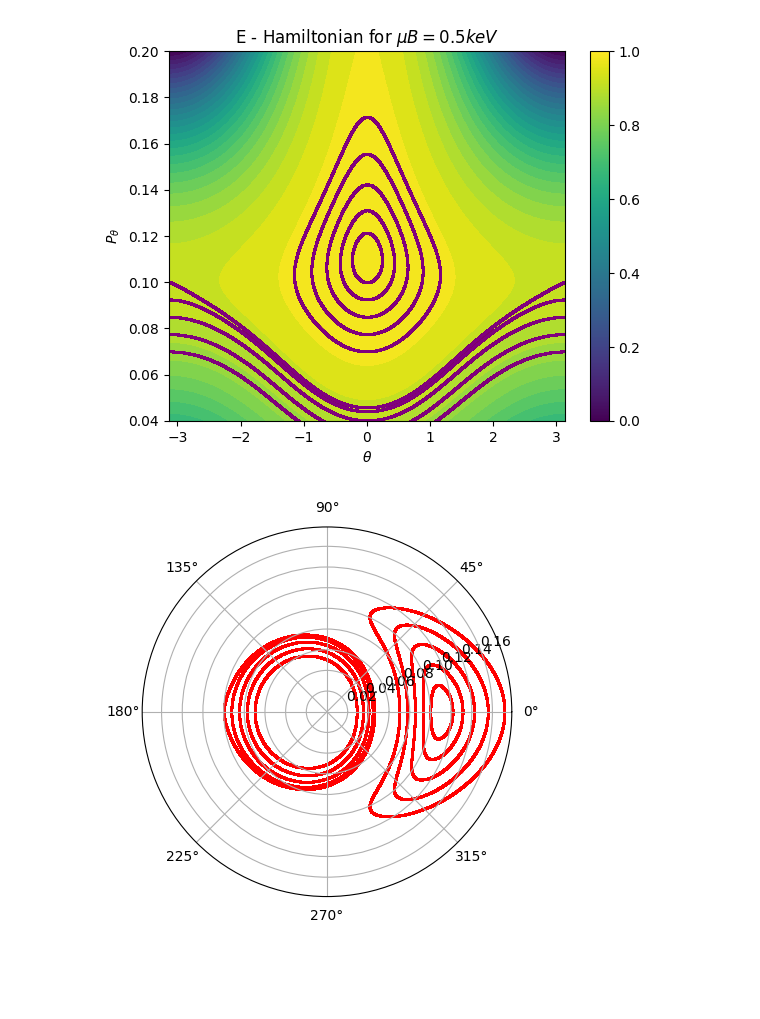
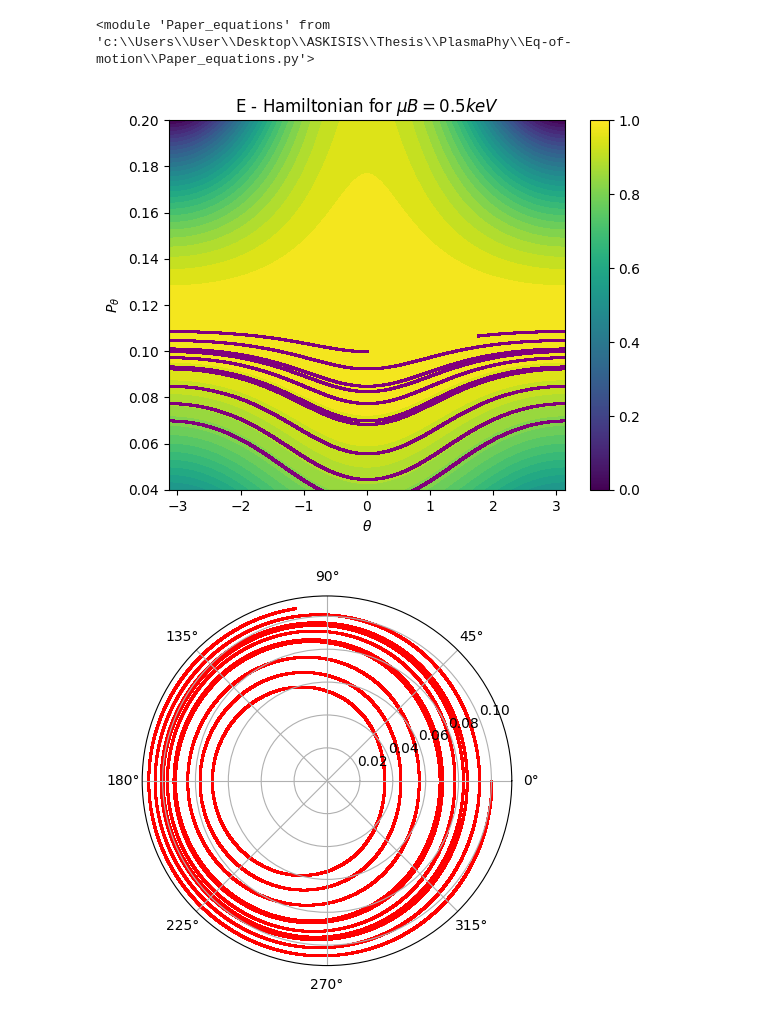
Before and after one commit to PlasmaPhy/Eq-of-motion, a Jupyter notebook: solutions_for_multiple_theta_Ptheta.ipynb, the cells around one changed output. Cells and saved outputs as stored; diff of their text form; code cells hidden in the pictures; blank space fills up the shorter version.

Commit message:
changed parameters on the equations of motion

```diff
--- a/solutions_for_multiple_theta_Ptheta.ipynb
+++ b/solutions_for_multiple_theta_Ptheta.ipynb
@@ -1,29 +1,34 @@
+# %%
+import numpy as np
+import matplotlib.pyplot as plt
+import Paper_equations
+import importlib
+
+# import library with equations
+importlib.reload(Paper_equations)
+# %% [output]
+<module 'Paper_equations' from 'c:\\Users\\User\\Desktop\\ASKISIS\\Thesis\\PlasmaPhy\\Eq-of-motion\\Paper_equations.py'>
+# %%
+
+# Constants used in the equations
+m = 10**(-5)
+q_0 = 1.1
+q_wall = 3.5
+P_theta_wall = 0.55
+n = 2
+
+# Initial conditions for the differential equations (Runge-Kutta 4th order)
+t0 = 0
+initial_J = 0
+initial_P_J = -0.1
+initial_psi_array = np.linspace(0.07, 0.1, 5)
+initial_theta_array = [-np.pi, 0, np.pi]
+
+# Generating mesh for the calculation of the hamiltonian
+theta_vals = np.linspace(-np.pi, np.pi, 100)
+psi_vals = np.linspace(0.04, 0.2, 100)
+theta, psi = np.meshgrid(theta_vals, psi_vals)
 # %%
-import numpy as np
-import matplotlib.pyplot as plt
-import Paper_equations
-import importlib
-
-# import library with equations
-importlib.reload(Paper_equations)
-
-# Constants used in the equations
-m = 10**(-3)
-q_0 = 1
-q_wall = 3.5
-P_theta_wall = 0.55
-
-# Initial conditions for the differential equations (Runge-Kutta 4th order)
-t0 = 0
-initial_J = 0
-initial_P_J = -0.1
-initial_psi_array = np.linspace(0.07, 0.1, 5)
-initial_theta_array = [-np.pi, 0, np.pi]
-
-# Generating mesh for the calculation of the hamiltonian
-theta_vals = np.linspace(-np.pi, np.pi, 100)
-psi_vals = np.linspace(0.04, 0.2, 100)
-theta, psi = np.meshgrid(theta_vals, psi_vals)
 
 # For the calculation of ψ_p we used th hypergeometric function
 psi_p = psi/q_0*Paper_equations.calc_hyp2f1(psi, q_0, q_wall, 2).astype(np.float64)
@@ -32,39 +37,38 @@ W = (initial_P_J + psi_p)**2*((1-np.sqrt(2*psi)*np.cos(theta)))**2/2 + m*(1-np.s
 
 levels = np.linspace(np.min(W), np.max(W), 30)
 contour = plt.contourf(theta, psi, W, levels=levels, cmap = plt.colormaps.get_cmap('viridis').reversed())
-
 
 
 # We solve the ODEs for different initial values of θ and P_θ = ψ
 for initial_psi in initial_psi_array:
     for initial_theta in initial_theta_array:
         y0 = np.array([initial_P_J, initial_psi, initial_J, initial_theta])
         tf = 1000  # Final time
         h = 0.005  # Step size
 
         # Solve the differential equations
         t_values = np.linspace(t0, tf, int(tf / h) + 1)
-        y_values = Paper_equations.solve_with_odeint(Paper_equations.paper_differential_equations, t0, y0, tf, h, m, q_0)
+        y_values = Paper_equations.solve_with_odeint(Paper_equations.paper_differential_equations, t0, y0, tf, h, m, q_wall, q_0, n)
 
         P_J_values = y_values[:, 0]
         psi_values = y_values[:, 1]
         J_values = y_values[:, 2]
         theta_values = y_values[:, 3]
         theta_values = np.mod(theta_values, 2*np.pi)
         theta_values = theta_values - 2*np.pi*(theta_values > np.pi)
 
         plt.scatter(theta_values, psi_values, s=0.1, c='purple')
 
 plt.colorbar()
 plt.xlabel('$\\theta$')
 plt.ylim(0.04,0.2)
 # plt.xlim(0,3)
 plt.ylabel('$P_{\\theta}$')
 plt.title('E - Hamiltonian for $\\mu B = 0.5 keV$')
 # Displaying the plot
 plt.show()
 # %% [output]
-[figure, old version]
+[figure, new version]
 # %%
 fig, ax = plt.subplots(subplot_kw={'projection': 'polar'})  # Use polar projection
 
@@ -76,7 +80,7 @@ for initial_psi in initial_psi_array:
 
         # Solve the differential equations
         t_values = np.linspace(t0, tf, int(tf / h) + 1)
-        y_values = Paper_equations.solve_with_odeint(Paper_equations.paper_differential_equations, t0, y0, tf, h, m, q_0)
+        y_values = Paper_equations.solve_with_odeint(Paper_equations.paper_differential_equations, t0, y0, tf, h, m, q_wall, q_0, n)
 
         P_J_values = y_values[:, 0]
         psi_values = y_values[:, 1]
@@ -87,4 +91,4 @@ for initial_psi in initial_psi_array:
 
         ax.scatter(theta_values, psi_values, s=0.1, c='red')
 # %% [output]
-[figure, old version]
+[figure, new version]
```
Also changed, not shown: 2 other files.
